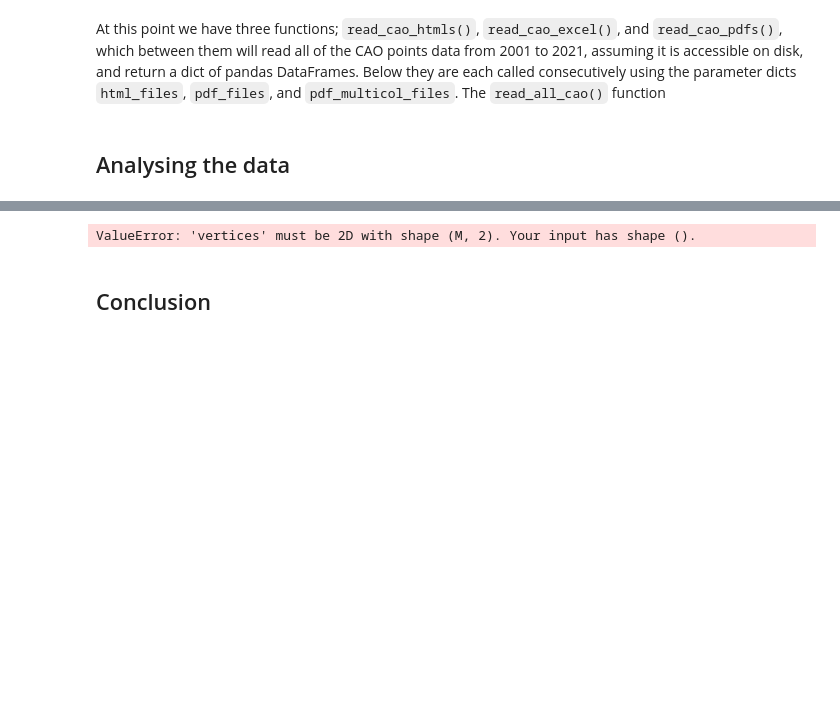
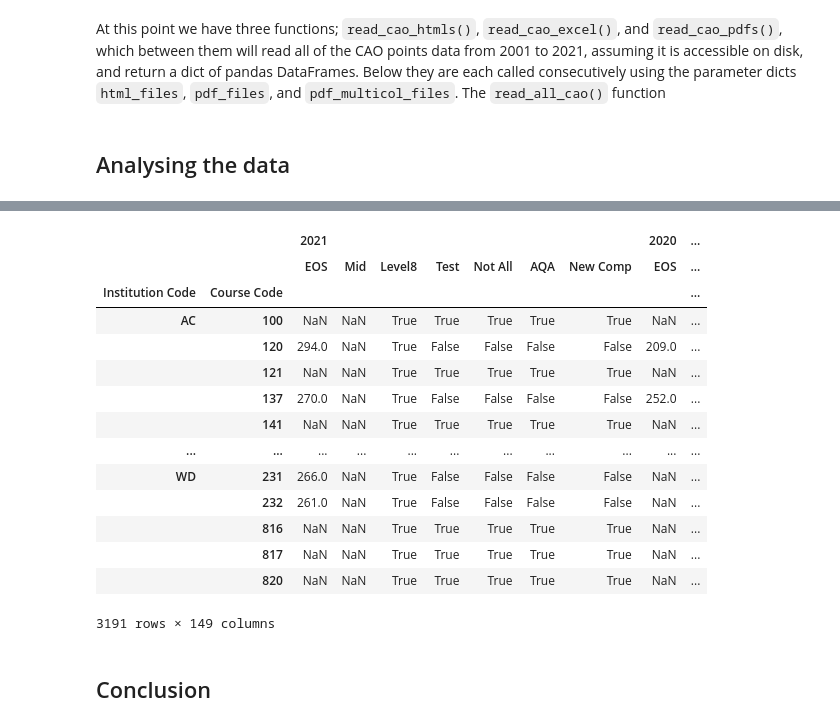
Before and after one commit to fod/fundamentals-data-analysis, a Jupyter notebook: cao.ipynb, the cells around one changed output, grey strips where cells are left out. Cells and saved outputs as stored; diff of their text form; code cells hidden in the pictures; blank space fills up the shorter version.

Commit message:
improved indexes and cleaned up course and inst names in cao

```diff
--- a/cao.ipynb
+++ b/cao.ipynb
@@ -955,3 +856,0 @@ inst = df.loc[:, (slice(None), 'Institution')]
-# %%
-df.index = [df.index.str[:2], df.index.str[2:]]
-df.index.names = ['Institution Code', 'Course Code']
@@ -975,4 +856,0 @@ df.loc['AL', '2021']
-# %%
-df[('2021', 'Institution')] = df[('2021', 'Institution')].groupby(level=0).ffill().bfill()
-# %%
-df.loc[:,(slice(None), 'Course Name')] = df.loc[:,(slice(None), 'Course Name')].ffill(axis=1).bfill(axis=1)
@@ -981,6 +856,0 @@ x = df.loc[:, (slice(None), 'Institution')]
-# %%
-inst = df[('2021', 'Institution')]
-cname = df[('2021', 'Course Name')]
-df.drop(['Institution', 'Course Name'], axis=1, level=1, inplace=True)
-df[('All', 'Institution')] = inst
-df[('All', 'Course Name')] = cname
@@ -1017,21 +857,21 @@ df[~df[('2001', 'Institution')].isna()]
-# %%
-import random
-
-colors = []
-my_cmap = plt.get_cmap('jet')
-for i in range(len(eos)):
-    c  = random.random()
-    colors.append(my_cmap(c))
-
-ln_coll = mpl.collections.LineCollection(eos, colors=colors)
-
-ax = plt.gca()
-ax.add_collection(ln_coll)
-ax.set_xlim(0, 600)
-ax.set_ylim(0, 400)
-plt.draw()
-# %% [output]
-ValueError: 'vertices' must be 2D with shape (M, 2). Your input has shape ().
+# %%
+df
+# %% [output]
+|  |  | 2021 |  |  |  |  |  |  | 2020 | ... |
+|  |  | EOS | Mid | Level8 | Test | Not All | AQA | New Comp | EOS | ... |
+| Institution Code | Course Code |  |  |  |  |  |  |  |  | ... |
+| AC | 100 | NaN | NaN | True | True | True | True | True | NaN | ... |
+|  | 120 | 294.0 | NaN | True | False | False | False | False | 209.0 | ... |
+|  | 121 | NaN | NaN | True | True | True | True | True | NaN | ... |
+|  | 137 | 270.0 | NaN | True | False | False | False | False | 252.0 | ... |
+|  | 141 | NaN | NaN | True | True | True | True | True | NaN | ... |
+| ... | ... | ... | ... | ... | ... | ... | ... | ... | ... | ... |
+| WD | 231 | 266.0 | NaN | True | False | False | False | False | NaN | ... |
+|  | 232 | 261.0 | NaN | True | False | False | False | False | NaN | ... |
+|  | 816 | NaN | NaN | True | True | True | True | True | NaN | ... |
+|  | 817 | NaN | NaN | True | True | True | True | True | NaN | ... |
+|  | 820 | NaN | NaN | True | True | True | True | True | NaN | ... |
+3191 rows × 149 columns
 # %% [markdown]
 ## Conclusion
 # %% [markdown]
```
Also changed, not shown: parts of 28 cells of this notebook, 1 other file.
